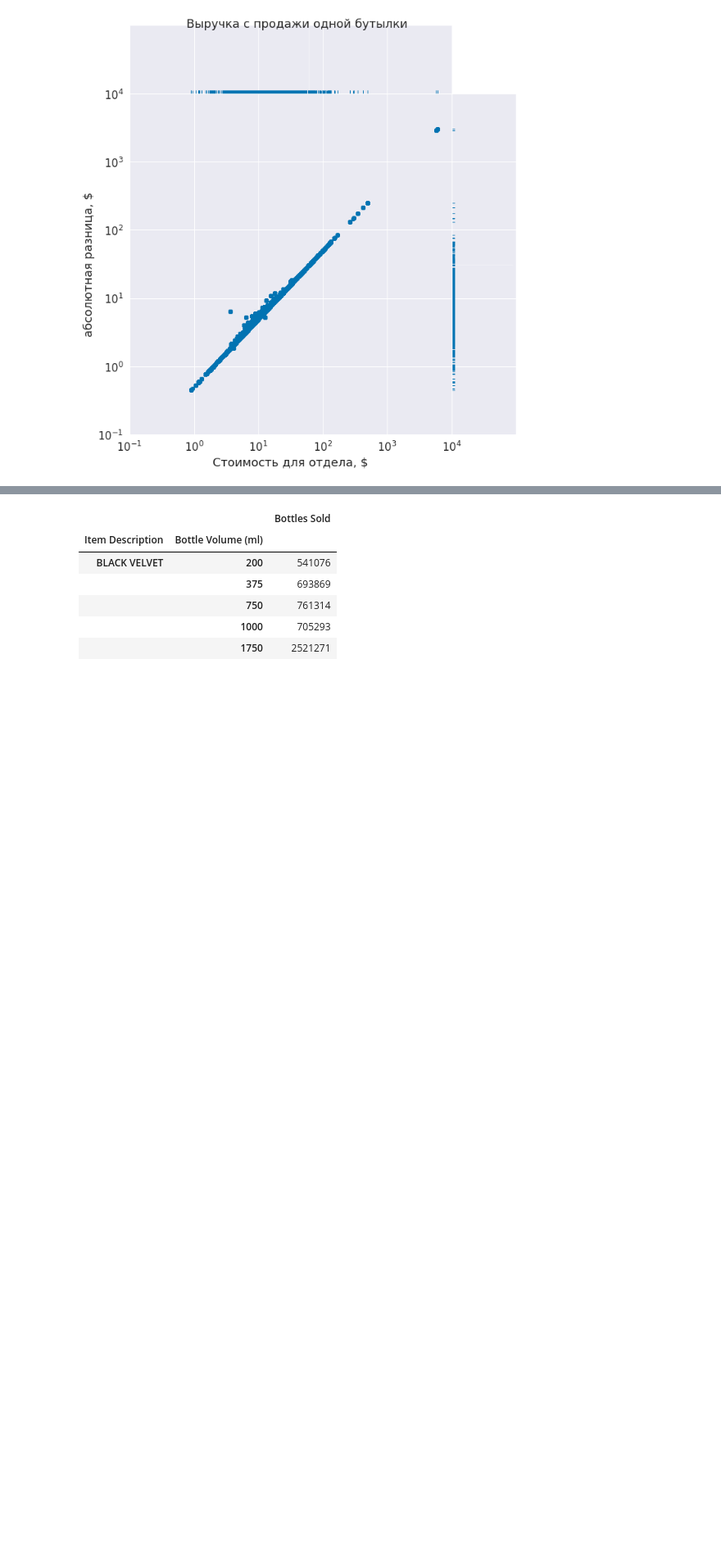
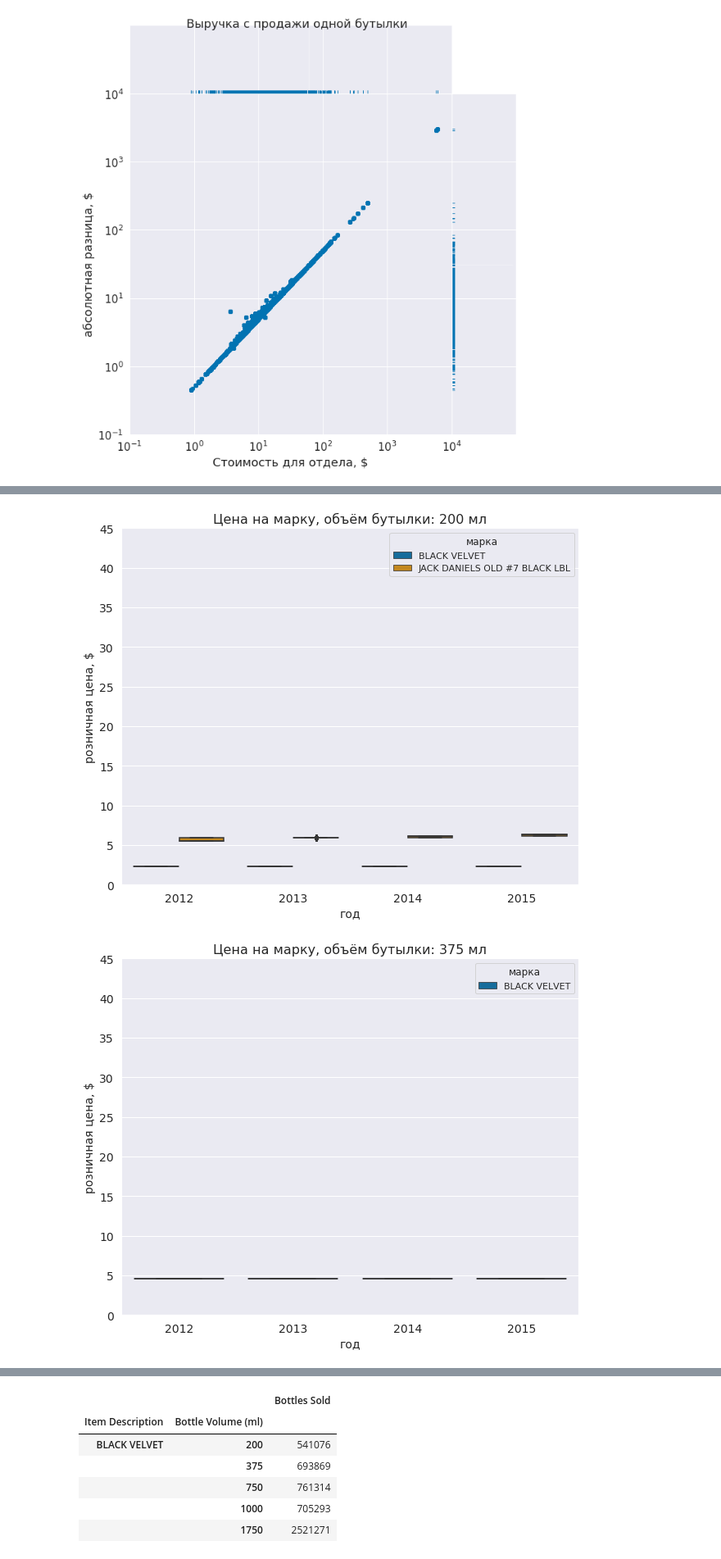
Before and after one commit to neyudin/visualization, a Jupyter notebook: Yudin Iowa Liquor Sales Exploratory Data Analysis.ipynb, the cells around one changed output, grey strips where cells are left out. Shown at 82% size. Saved outputs shown, nothing was run; the diff lists cells and outputs as text; code cells hidden in the pictures; blank space fills up the shorter version.

```diff
--- a/Yudin Iowa Liquor Sales Exploratory Data Analysis.ipynb
+++ b/Yudin Iowa Liquor Sales Exploratory Data Analysis.ipynb
@@ -926,0 +944,26 @@ plt.show()
+# %%
+total_year_sales = dataset.loc[(dataset.loc[:, 'Item Description'] == 'BLACK VELVET') |\
+                   (dataset.loc[:, 'Item Description'] == 'JACK DANIELS OLD #7 BLACK LBL'),
+                   ['Item Description', 'State Bottle Retail', 'Year', 'Bottle Volume (ml)']]
+total_year_sales = total_year_sales.loc[total_year_sales.loc[:, 'Year'] < 2016, :]
+# %%
+for number, vol in enumerate(np.unique(total_year_sales.loc[:, 'Bottle Volume (ml)'])):
+    plt.figure(figsize=(10, 8))
+    sns.set()
+    palette = sns.color_palette('colorblind')
+    g = sns.boxplot(x='Year', y='State Bottle Retail', hue='Item Description',
+                    data=total_year_sales.loc[total_year_sales.loc[:, 'Bottle Volume (ml)'] == vol,
+                                              ['Item Description', 'State Bottle Retail', 'Year']],
+                    palette=palette)
+    plt.title('Цена на марку, объём бутылки: %i мл'%(vol), fontsize=16)
+    plt.xticks(fontsize=14)
+    plt.yticks(fontsize=14)
+    plt.xlabel(r'год', fontsize=14)
+    plt.ylabel(r'розничная цена, $', fontsize=14)
+    plt.legend(frameon=True, title='марка')
+    plt.ylim([0, 45])
+    plt.savefig('10_%ig.png'%(number + 1), bbox_inches='tight')
+    plt.show()
+# %% [output]
+[figure, added]
+[figure, added]
```
Also changed, not shown: parts of 6 cells of this notebook.
